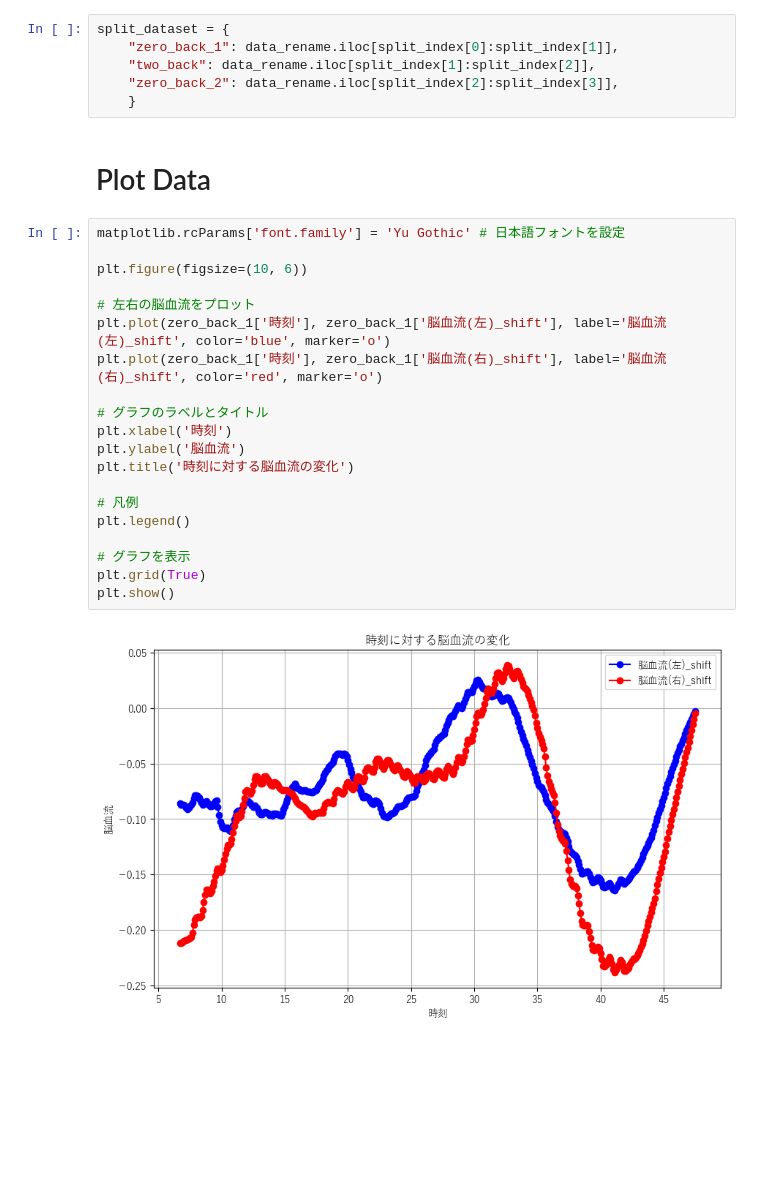
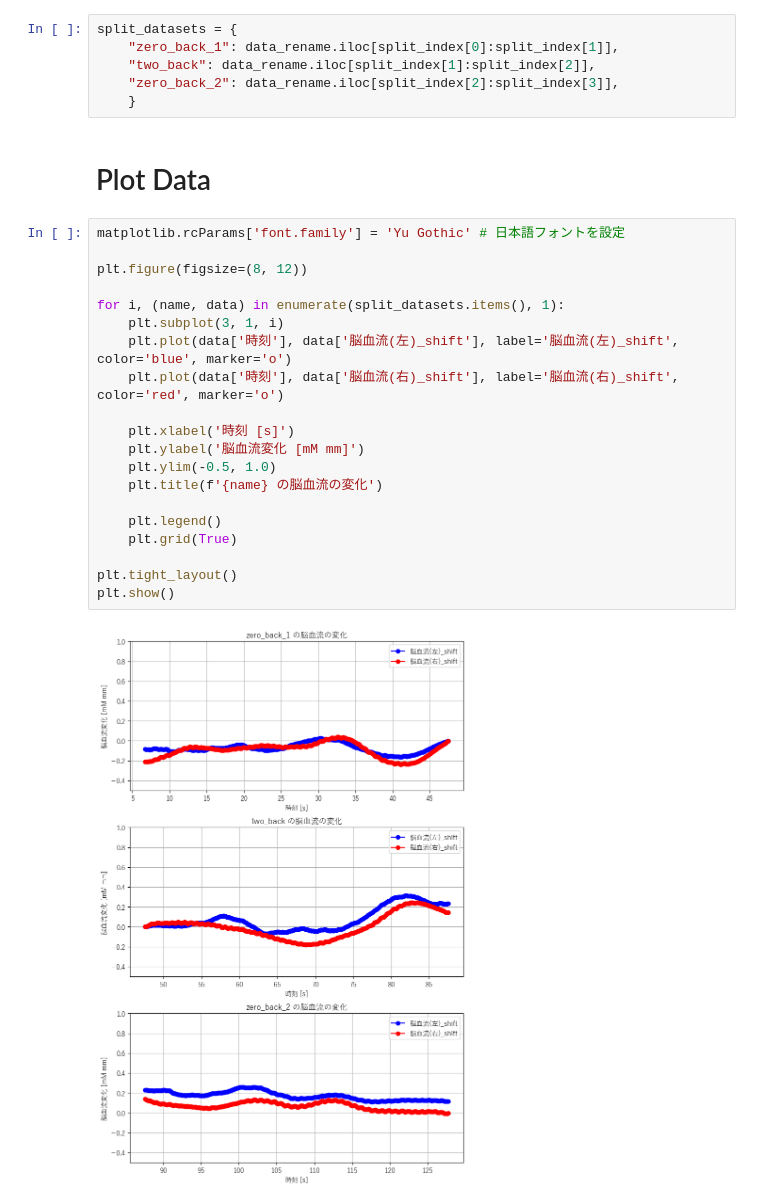
Before and after one commit to morikazu1119/analysis_brain_data, a Jupyter notebook: scripts/analysis_brain_data.ipynb, the cells around one changed output. Drawn from its saved outputs; the diff is of its cells as text; blank space fills up the shorter version.

```diff
--- a/scripts/analysis_brain_data.ipynb
+++ b/scripts/analysis_brain_data.ipynb
@@ -58,7 +56,7 @@ print(f"split_indexs: {split_index}")
 # %% [output]
 split_indexs: [0, 409, 809, 1211]
 # %%
-split_dataset = {
+split_datasets = {
     "zero_back_1": data_rename.iloc[split_index[0]:split_index[1]],
     "two_back": data_rename.iloc[split_index[1]:split_index[2]],
     "zero_back_2": data_rename.iloc[split_index[2]:split_index[3]],
@@ -68,23 +66,23 @@ split_dataset = {
 # %%
 matplotlib.rcParams['font.family'] = 'Yu Gothic' # 日本語フォントを設定
 
-plt.figure(figsize=(10, 6))
+plt.figure(figsize=(8, 12))
 
-# 左右の脳血流をプロット
-plt.plot(zero_back_1['時刻'], zero_back_1['脳血流(左)_shift'], label='脳血流(左)_shift', color='blue', marker='o')
-plt.plot(zero_back_1['時刻'], zero_back_1['脳血流(右)_shift'], label='脳血流(右)_shift', color='red', marker='o')
+for i, (name, data) in enumerate(split_datasets.items(), 1):
+    plt.subplot(3, 1, i)
+    plt.plot(data['時刻'], data['脳血流(左)_shift'], label='脳血流(左)_shift', color='blue', marker='o')
+    plt.plot(data['時刻'], data['脳血流(右)_shift'], label='脳血流(右)_shift', color='red', marker='o')
 
-# グラフのラベルとタイトル
-plt.xlabel('時刻')
-plt.ylabel('脳血流')
-plt.title('時刻に対する脳血流の変化')
+    plt.xlabel('時刻 [s]')
+    plt.ylabel('脳血流変化 [mM mm]')
+    plt.ylim(-0.5, 1.0)
+    plt.title(f'{name} の脳血流の変化')
 
-# 凡例
-plt.legend()
+    plt.legend()
+    plt.grid(True)
 
-# グラフを表示
-plt.grid(True)
+plt.tight_layout()
 plt.show()
 # %% [output]
-[figure, old version]
+[figure, new version]
 # %% [markdown]
```
Also changed, not shown: parts of 4 cells of this notebook.
